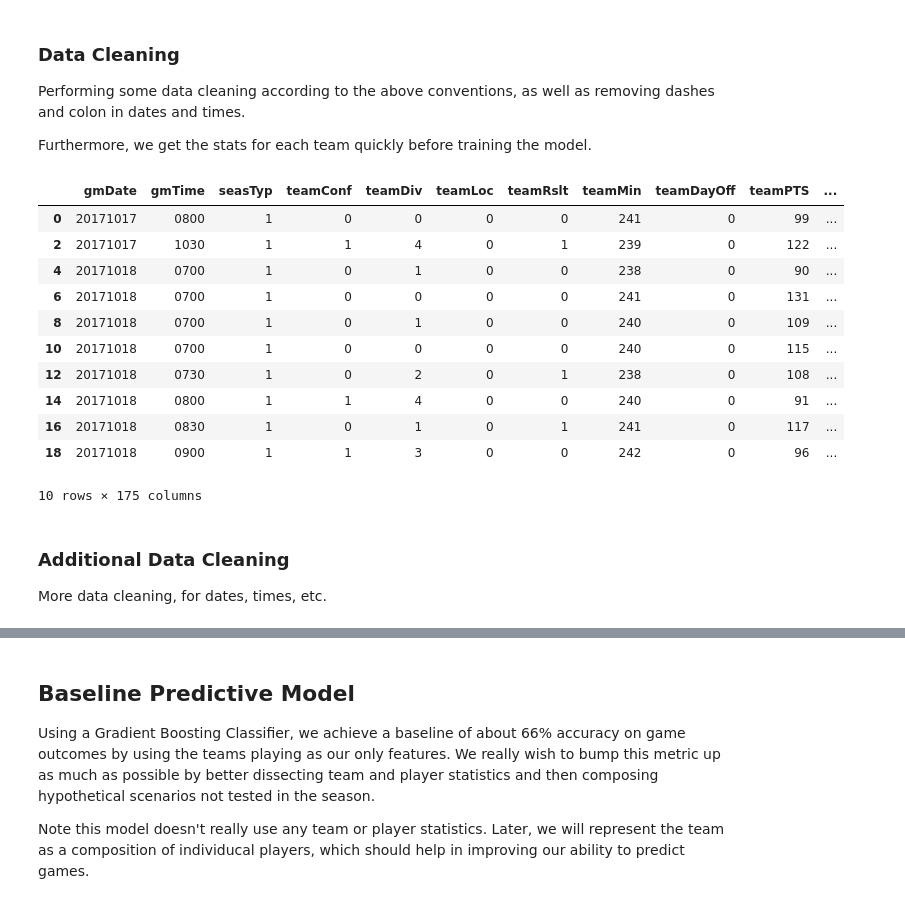
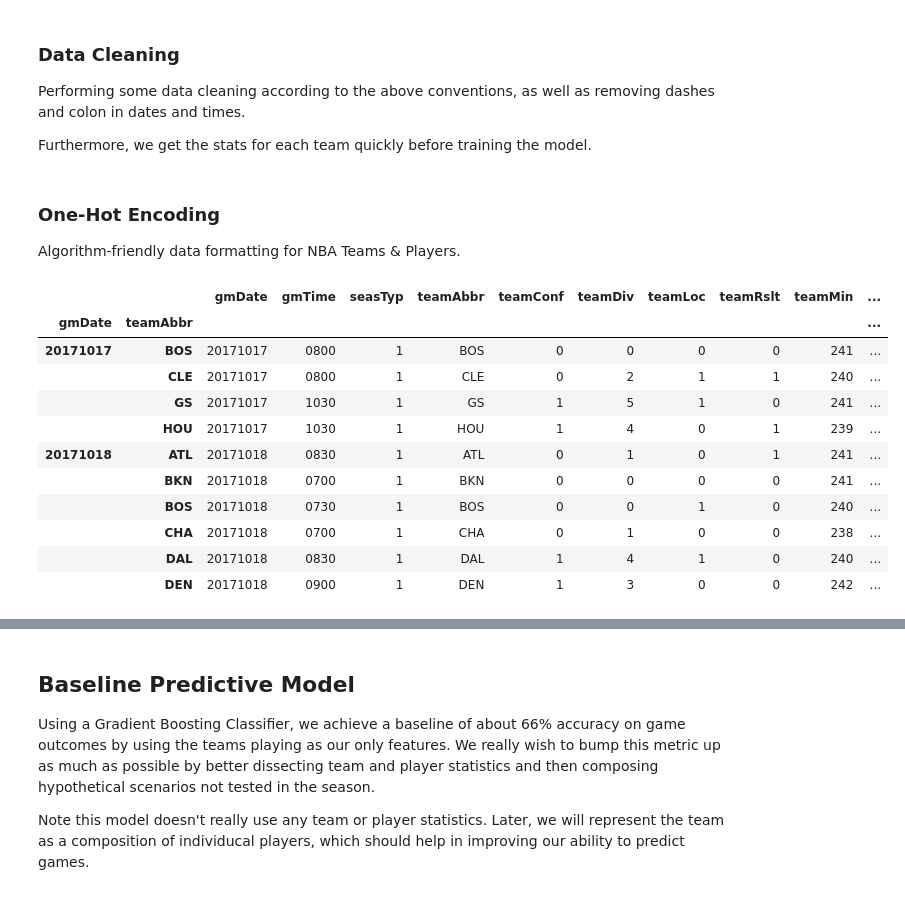
Before and after one commit to jestapinski/pds_NBA_ML, a Jupyter notebook: NBA_model.ipynb, the cells around one changed output, grey strips where cells are left out. Cells and saved outputs as stored; diff of their text form; code cells hidden in the pictures.

Commit message:
join + groupby for team representation

```diff
--- a/NBA_model.ipynb
+++ b/NBA_model.ipynb
@@ -111,41 +138,11 @@ team_stats['teamRslt'] = team_stats['teamRslt'].apply(lambda x: teamRslt_numeric
 team_stats['opptRslt'] = team_stats['opptRslt'].apply(lambda x: teamRslt_numeric[x])
 team_stats['seasTyp'] = team_stats['seasTyp'].apply(lambda x: seasTyp_numeric[x])
 
-# One-Hot Encoding
-team_stats['teamAbbr'] = team_stats['teamAbbr'].apply(lambda x: "team_" + x)
-one_hot_team = pd.get_dummies(team_stats['teamAbbr'])
-team_stats = team_stats.join(one_hot_team)
-
-team_stats['opptAbbr'] = team_stats['opptAbbr'].apply(lambda x: "oppt_" + x)
-one_hot_oppt_team = pd.get_dummies(team_stats['opptAbbr'])
-team_stats = team_stats.join(one_hot_oppt_team)
-
-team_stats = team_stats.drop(['teamAbbr', 'opptAbbr'], axis=1)
-
 # Drop Useless Columns
-team_stats = team_stats.drop(useless_player_cols, axis=1)
+team_stats = team_stats.drop(useless_cols, axis=1)
 
 # Remove Duplicate Rows
-team_stats = team_stats.iloc[::2]
+# team_stats = team_stats.iloc[::2]
-# %%
-# Note team_stats have two rows for same referee
-team_stats.head(PREVIEW_LEN)
-# %% [output]
-|  | gmDate | gmTime | seasTyp | teamConf | teamDiv | teamLoc | teamRslt | teamMin | teamDayOff | teamPTS | ... |
-| 0 | 20171017 | 0800 | 1 | 0 | 0 | 0 | 0 | 241 | 0 | 99 | ... |
-| 2 | 20171017 | 1030 | 1 | 1 | 4 | 0 | 1 | 239 | 0 | 122 | ... |
-| 4 | 20171018 | 0700 | 1 | 0 | 1 | 0 | 0 | 238 | 0 | 90 | ... |
-| 6 | 20171018 | 0700 | 1 | 0 | 0 | 0 | 0 | 241 | 0 | 131 | ... |
-| 8 | 20171018 | 0700 | 1 | 0 | 1 | 0 | 0 | 240 | 0 | 109 | ... |
-| 10 | 20171018 | 0700 | 1 | 0 | 0 | 0 | 0 | 240 | 0 | 115 | ... |
-| 12 | 20171018 | 0730 | 1 | 0 | 2 | 0 | 1 | 238 | 0 | 108 | ... |
-| 14 | 20171018 | 0800 | 1 | 1 | 4 | 0 | 0 | 240 | 0 | 91 | ... |
-| 16 | 20171018 | 0830 | 1 | 0 | 1 | 0 | 1 | 241 | 0 | 117 | ... |
-| 18 | 20171018 | 0900 | 1 | 1 | 3 | 0 | 0 | 242 | 0 | 96 | ... |
-10 rows × 175 columns
-# %% [markdown]
-### Additional Data Cleaning
-More data cleaning, for dates, times, etc.
 # %%
 # Data Cleaning for player_stats
 
@@ -186,0 +169,46 @@ player_stats = player_stats.drop(useless_player_cols, axis=1)
+# %% [markdown]
+### One-Hot Encoding
+Algorithm-friendly data formatting for NBA Teams & Players.
+# %%
+# One-Hot Encoding for Players
+one_hot_player = pd.get_dummies(player_stats['playDispNm'])
+player_stats = player_stats.join(one_hot_player)
+
+# Drop Processed Columns
+player_stats = player_stats.drop(['playDispNm', 'playLNm', 'playFNm'], axis=1)
+# %%
+# Create Table for Use Later
+# Team Representation based on Players
+
+# join team_stats & player_stats
+join_cols = ['gmDate', 'seasTyp', 'gmTime', 'teamAbbr', 'teamConf', 'teamDiv', 'teamLoc', 'teamRslt', 'teamDayOff', 'opptAbbr', 'opptConf', 'opptDiv', 'opptLoc', 'opptRslt', 'opptDayOff']
+joined_stats = pd.merge(team_stats, player_stats, how='left', left_on=join_cols, right_on=join_cols, suffixes=('_t', '_p'))
+
+func = {}
+for column in joined_stats.columns:
+    if column in team_cols:
+        func[column] = 'first'
+    elif column in player_cols:
+        # drop player related statistics
+        pass
+    else:
+        # check whether player is playing for home team
+        func[column] = 'max'
+
+# group by game + team
+grp = joined_stats.groupby(['gmDate', 'teamAbbr']).agg(func)
+
+grp.head(PREVIEW_LEN)
+# %% [output]
+|  |  | gmDate | gmTime | seasTyp | teamAbbr | teamConf | teamDiv | teamLoc | teamRslt | teamMin | ... |
+| gmDate | teamAbbr |  |  |  |  |  |  |  |  |  | ... |
+| 20171017 | BOS | 20171017 | 0800 | 1 | BOS | 0 | 0 | 0 | 0 | 241 | ... |
+|  | CLE | 20171017 | 0800 | 1 | CLE | 0 | 2 | 1 | 1 | 240 | ... |
+|  | GS | 20171017 | 1030 | 1 | GS | 1 | 5 | 1 | 0 | 241 | ... |
+|  | HOU | 20171017 | 1030 | 1 | HOU | 1 | 4 | 0 | 1 | 239 | ... |
+| 20171018 | ATL | 20171018 | 0830 | 1 | ATL | 0 | 1 | 0 | 1 | 241 | ... |
+|  | BKN | 20171018 | 0700 | 1 | BKN | 0 | 0 | 0 | 0 | 241 | ... |
+|  | BOS | 20171018 | 0730 | 1 | BOS | 0 | 0 | 1 | 0 | 240 | ... |
+|  | CHA | 20171018 | 0700 | 1 | CHA | 0 | 1 | 0 | 0 | 238 | ... |
+|  | DAL | 20171018 | 0830 | 1 | DAL | 1 | 4 | 1 | 0 | 240 | ... |
+|  | DEN | 20171018 | 0900 | 1 | DEN | 1 | 3 | 0 | 0 | 242 | ... |
```
Also changed, not shown: parts of 11 cells of this notebook, 1 other file.
